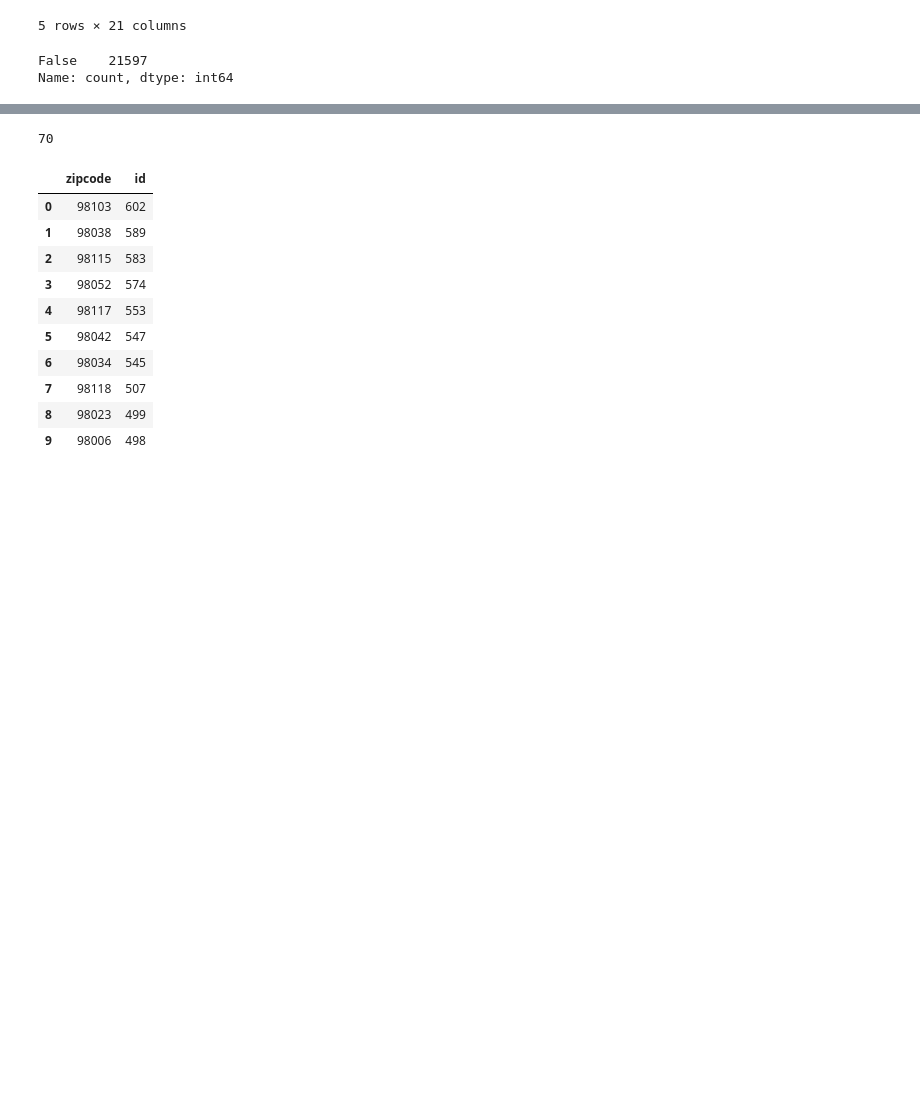
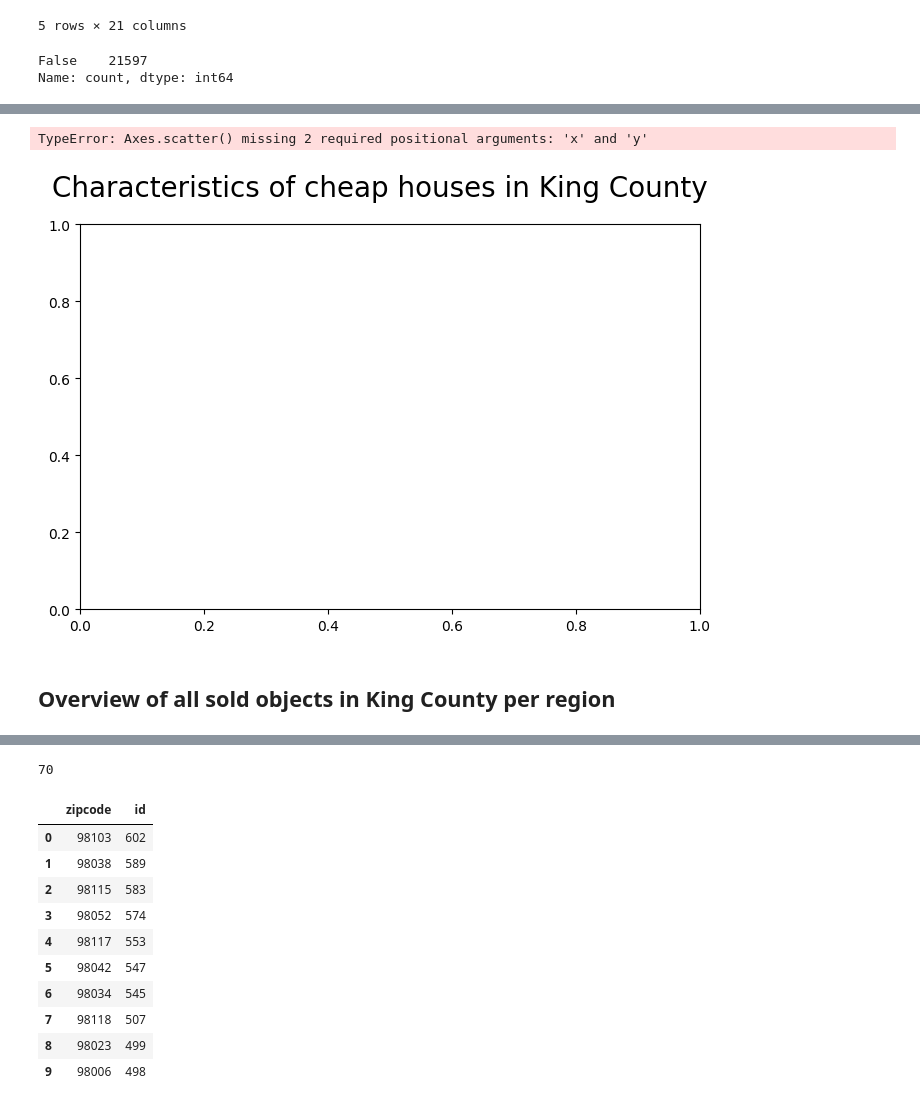
Before and after one commit to NarratorOfData/Anjas-EDA-project, a Jupyter notebook: Anjas_EDA_project2.ipynb, the cells around one changed output, grey strips where cells are left out. Drawn from its saved outputs; the diff is of its cells as text; code cells hidden in the pictures; blank space fills up the shorter version.

```diff
--- a/Anjas_EDA_project2.ipynb
+++ b/Anjas_EDA_project2.ipynb
@@ -147,0 +257,11 @@ housing_df2['predicted_price'].plot(kind = 'box')
+# %%
+# plot features of cheap houses
+fig, ax = plt.subplots() # create subplots on 2 rows and 3 columns
+plt.suptitle('Characteristics of cheap houses in King County', fontsize=20)
+
+ax.scatter()
+# %% [output]
+TypeError: Axes.scatter() missing 2 required positional arguments: 'x' and 'y'
+[figure, added]
+# %% [markdown]
+## Overview of all sold objects in King County per region
```
Also changed, not shown: parts of 17 cells of this notebook.
